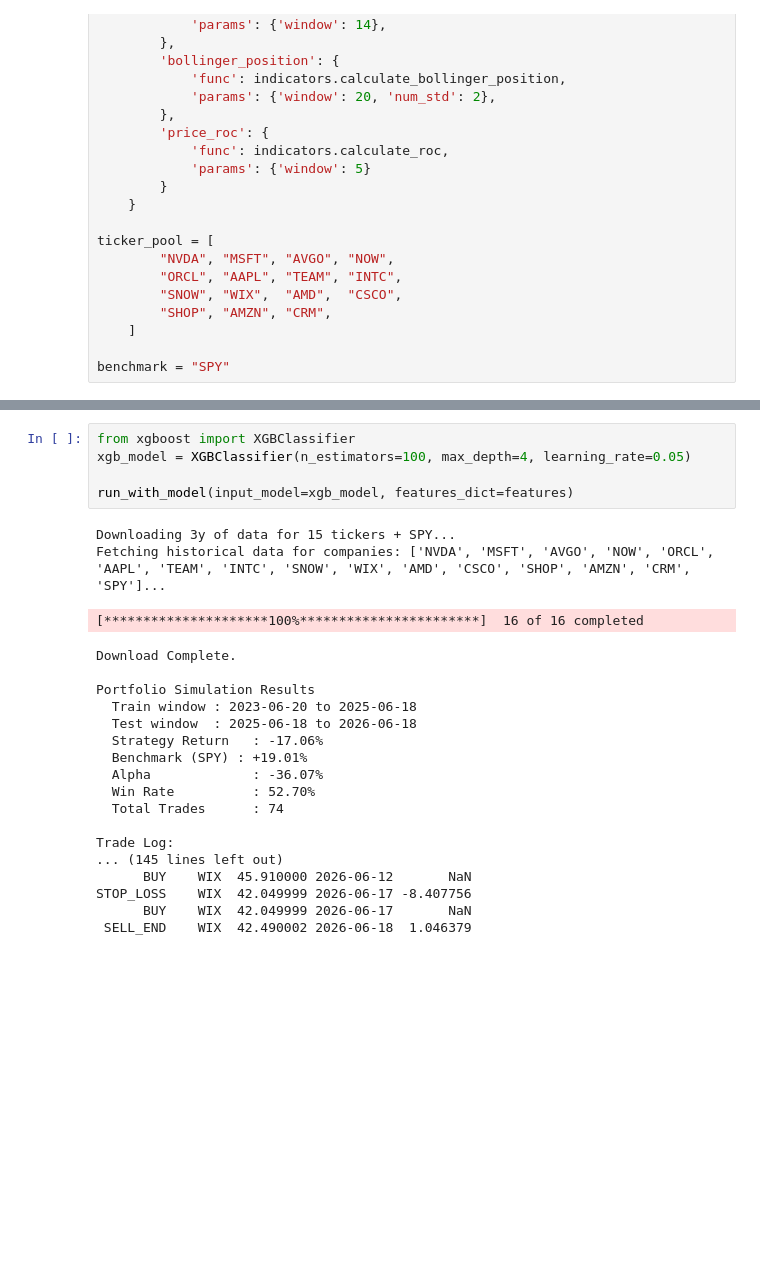
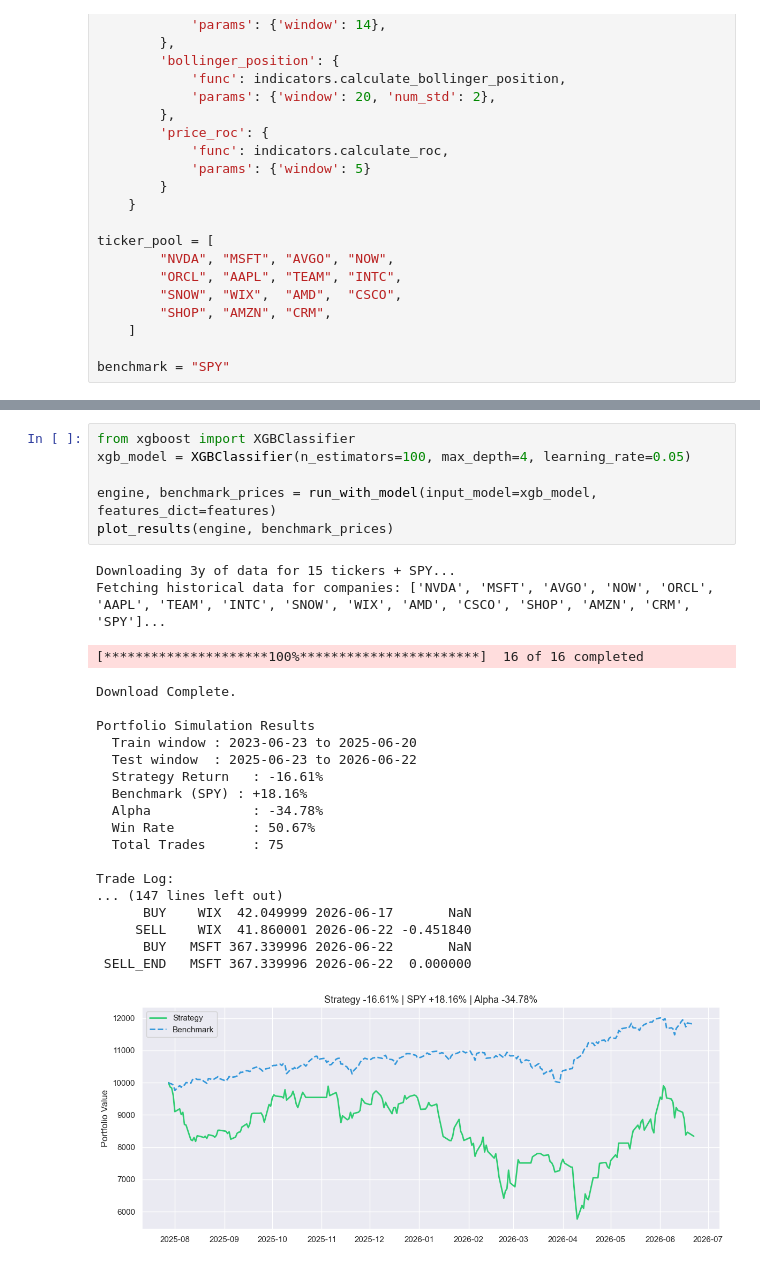
Before and after one commit to YeziShanYang/ml-portfolio-backtester, a Jupyter notebook: notebooks/04_model_testing.ipynb, the cells around one changed output, grey strips where cells are left out. Saved outputs shown, nothing was run; the diff lists cells and outputs as text; blank space fills up the shorter version.

```diff
--- a/notebooks/04_model_testing.ipynb
+++ b/notebooks/04_model_testing.ipynb
@@ -103,29 +122,31 @@ STOP_LOSS    WIX  42.049999 2026-06-17  -7.764863
 # %%
 from xgboost import XGBClassifier
 xgb_model = XGBClassifier(n_estimators=100, max_depth=4, learning_rate=0.05)
 
-run_with_model(input_model=xgb_model, features_dict=features)
+engine, benchmark_prices = run_with_model(input_model=xgb_model, features_dict=features)
+plot_results(engine, benchmark_prices)
 # %% [output]
 Downloading 3y of data for 15 tickers + SPY...
 Fetching historical data for companies: ['NVDA', 'MSFT', 'AVGO', 'NOW', 'ORCL', 'AAPL', 'TEAM', 'INTC', 'SNOW', 'WIX', 'AMD', 'CSCO', 'SHOP', 'AMZN', 'CRM', 'SPY']...
 [*********************100%***********************]  16 of 16 completed
 Download Complete.
 
 Portfolio Simulation Results
-  Train window : 2023-06-20 to 2025-06-18
-  Test window  : 2025-06-18 to 2026-06-18
-  Strategy Return   : -17.06%
-  Benchmark (SPY) : +19.01%
-  Alpha             : -36.07%
-  Win Rate          : 52.70%
-  Total Trades      : 74
+  Train window : 2023-06-23 to 2025-06-20
+  Test window  : 2025-06-23 to 2026-06-22
+  Strategy Return   : -16.61%
+  Benchmark (SPY) : +18.16%
+  Alpha             : -34.78%
+  Win Rate          : 50.67%
+  Total Trades      : 75
 
 Trade Log:
-... (145 lines left out)
-      BUY    WIX  45.910000 2026-06-12       NaN
-STOP_LOSS    WIX  42.049999 2026-06-17 -8.407756
+... (147 lines left out)
       BUY    WIX  42.049999 2026-06-17       NaN
- SELL_END    WIX  42.490002 2026-06-18  1.046379
+     SELL    WIX  41.860001 2026-06-22 -0.451840
+      BUY   MSFT 367.339996 2026-06-22       NaN
+ SELL_END   MSFT 367.339996 2026-06-22  0.000000
+[figure, added]
 # %%
 from sklearn.linear_model import LogisticRegression
 
```
Also changed, not shown: parts of 3 cells of this notebook, 1 other file.
